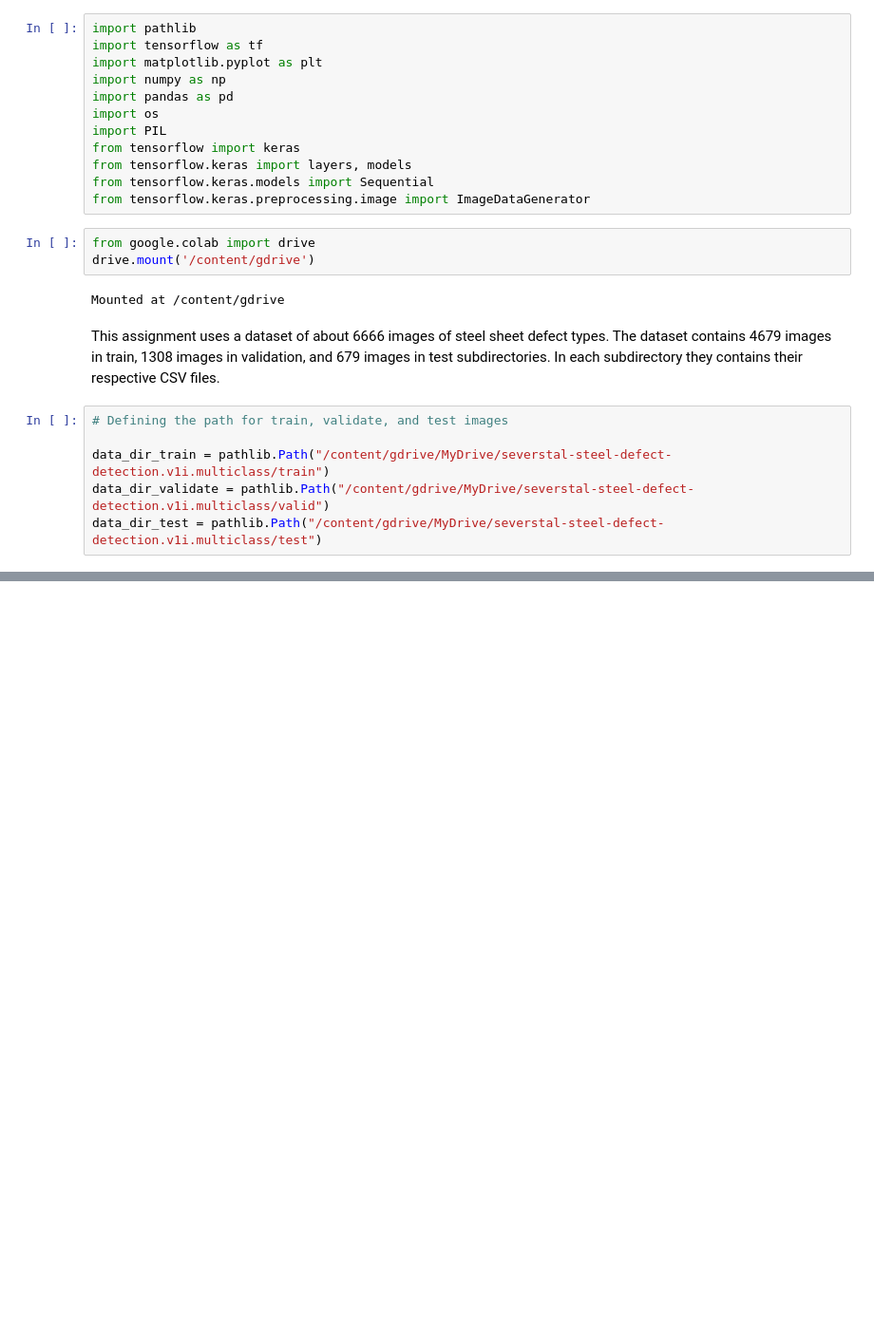
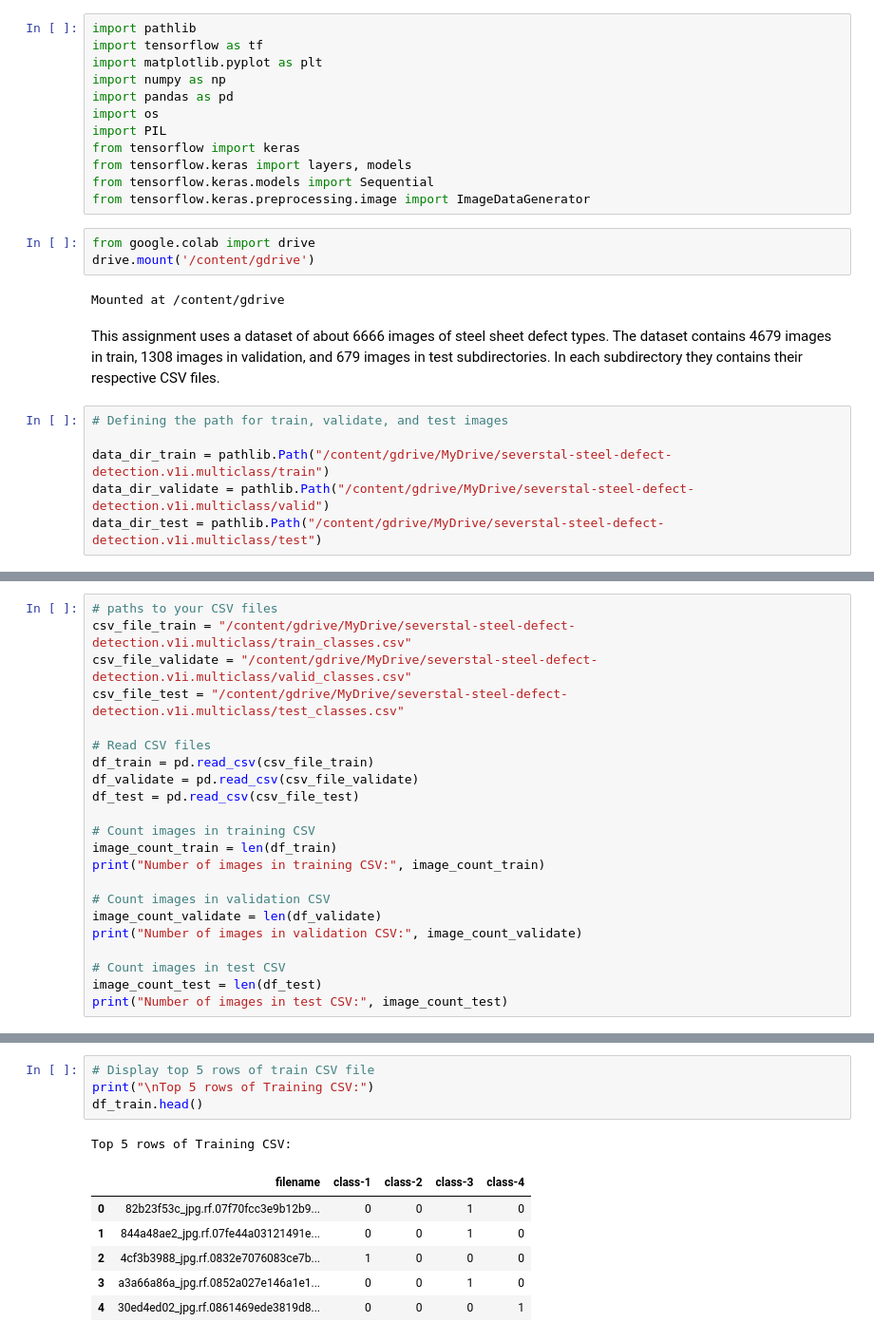
Before and after one commit to RaqeebShaikh12/Capstone-Project, a Jupyter notebook: Capstone_Project.ipynb, the cells around one changed output, grey strips where cells are left out. Shown at 95% size. Cells and saved outputs as stored; diff of their text form; blank space fills up the shorter version.

```diff
--- a/Capstone_Project.ipynb
+++ b/Capstone_Project.ipynb
@@ -42,0 +32,22 @@ print(image_count_test)
+# %%
+# paths to your CSV files
+csv_file_train = "/content/gdrive/MyDrive/severstal-steel-defect-detection.v1i.multiclass/train_classes.csv"
+csv_file_validate = "/content/gdrive/MyDrive/severstal-steel-defect-detection.v1i.multiclass/valid_classes.csv"
+csv_file_test = "/content/gdrive/MyDrive/severstal-steel-defect-detection.v1i.multiclass/test_classes.csv"
+
+# Read CSV files
+df_train = pd.read_csv(csv_file_train)
+df_validate = pd.read_csv(csv_file_validate)
+df_test = pd.read_csv(csv_file_test)
+
+# Count images in training CSV
+image_count_train = len(df_train)
+print("Number of images in training CSV:", image_count_train)
+
+# Count images in validation CSV
+image_count_validate = len(df_validate)
+print("Number of images in validation CSV:", image_count_validate)
+
+# Count images in test CSV
+image_count_test = len(df_test)
+print("Number of images in test CSV:", image_count_test)
@@ -42,0 +67,12 @@ print(image_count_test)
+# %%
+# Display top 5 rows of train CSV file
+print("\nTop 5 rows of Training CSV:")
+df_train.head()
+# %% [output]
+Top 5 rows of Training CSV:
+|  | filename | class-1 | class-2 | class-3 | class-4 |
+| 0 | 82b23f53c_jpg.rf.07f70fcc3e9b12b9... | 0 | 0 | 1 | 0 |
+| 1 | 844a48ae2_jpg.rf.07fe44a03121491e... | 0 | 0 | 1 | 0 |
+| 2 | 4cf3b3988_jpg.rf.0832e7076083ce7b... | 1 | 0 | 0 | 0 |
+| 3 | a3a66a86a_jpg.rf.0852a027e146a1e1... | 0 | 0 | 1 | 0 |
+| 4 | 30ed4ed02_jpg.rf.0861469ede3819d8... | 0 | 0 | 0 | 1 |
```
Also changed, not shown: parts of 5 cells of this notebook.
